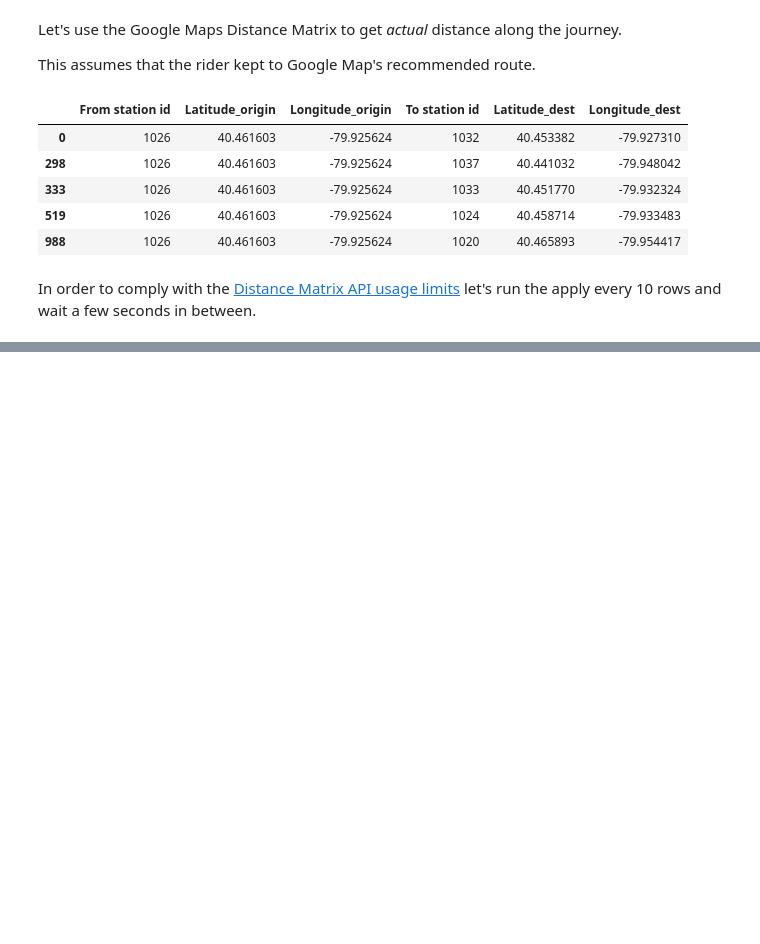
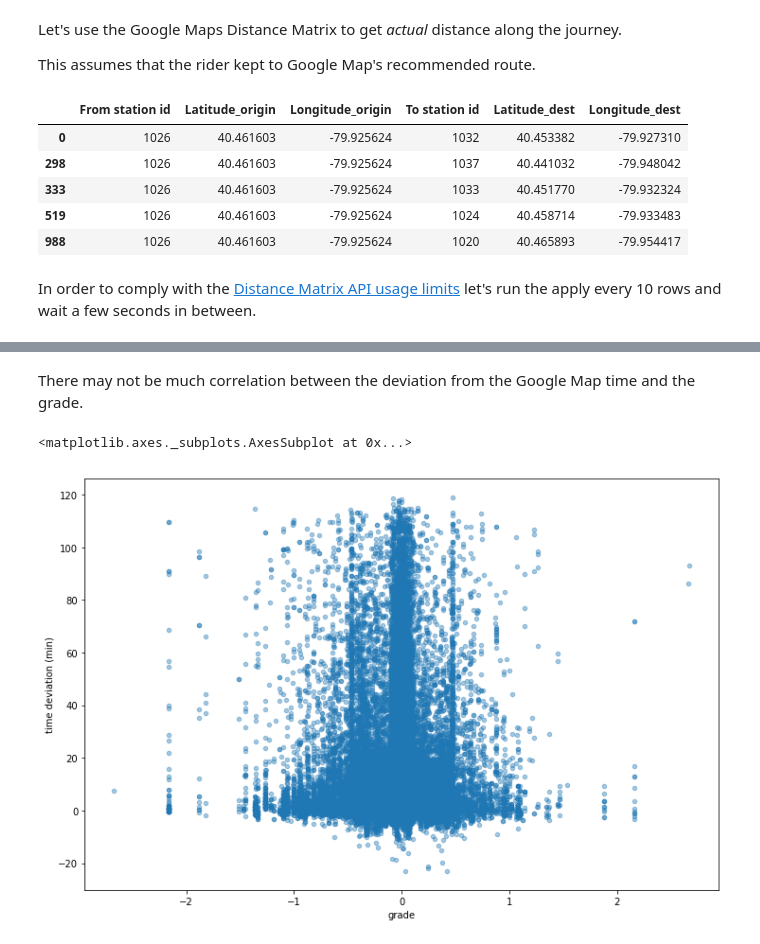
Before and after one commit to AlbertDeFusco/healthyride, a Jupyter notebook: rides2016.ipynb, the cells around one changed output, grey strips where cells are left out. Saved outputs shown, nothing was run; the diff lists cells and outputs as text; code cells hidden in the pictures; blank space fills up the shorter version.

```diff
--- a/rides2016.ipynb
+++ b/rides2016.ipynb
@@ -392,0 +433,3 @@ Timeout: occurred at index 0
+# %%
+wierd = rides_complete['Starttime'] > rides_complete['Stoptime']
+rides_complete.loc[wierd]
@@ -392,0 +504,7 @@ Timeout: occurred at index 0
+# %% [markdown]
+There may not be much correlation between the deviation from the Google Map time and the grade.
+# %%
+rides_complete.plot.scatter(x='grade', y='time deviation (min)', figsize=(12,8), alpha=0.4)
+# %% [output]
+<matplotlib.axes._subplots.AxesSubplot at 0x...>
+[figure, added]
```
Also changed, not shown: parts of 31 cells of this notebook, 2 other files.
